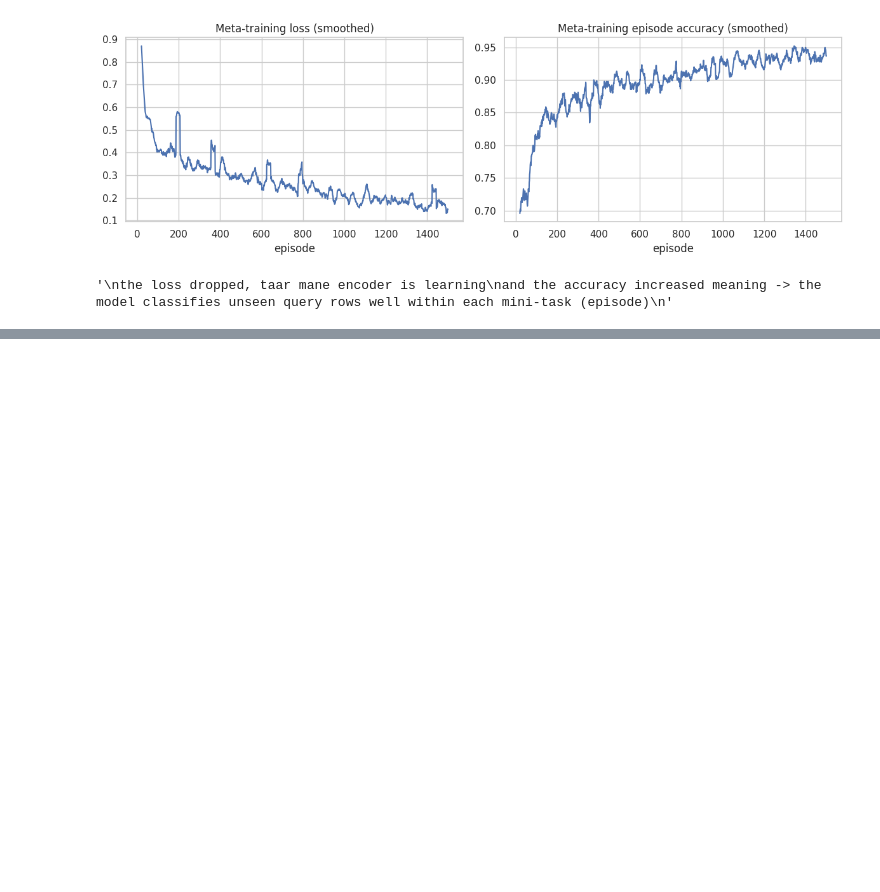
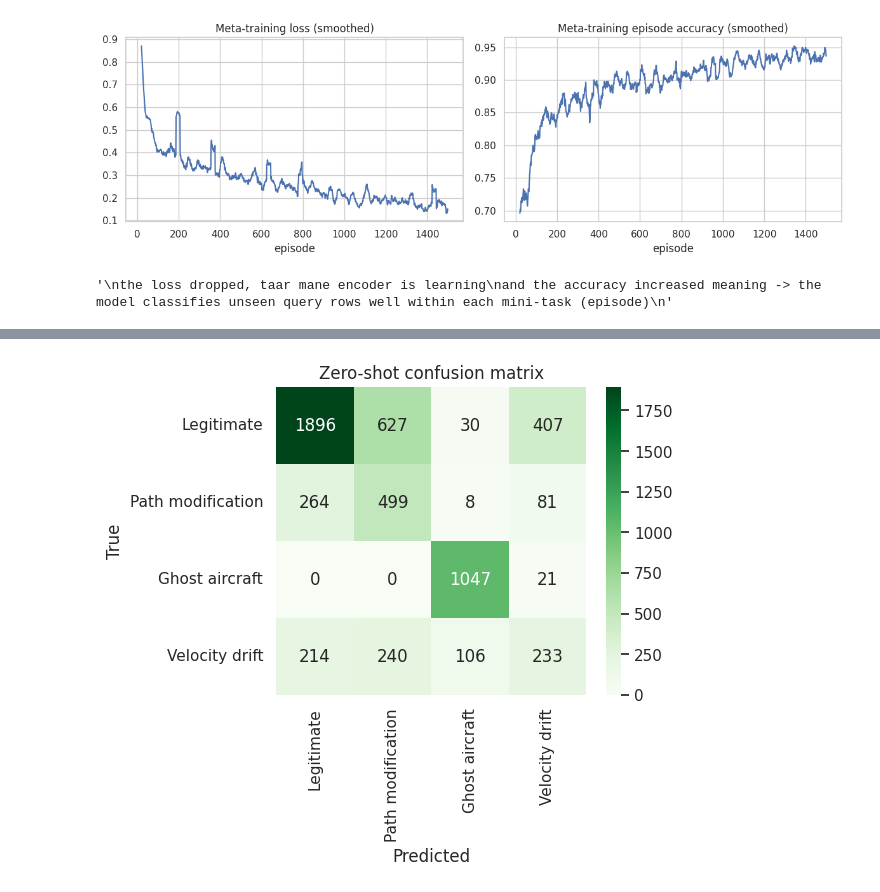
Before and after one commit to iamnaymur/ml_meta_learning, a Jupyter notebook: Trying_FewShot_ZeroShot_MetaLearning_ADSB_Dataset.ipynb, the cells around one changed output, grey strips where cells are left out. Cells and saved outputs as stored; diff of their text form; code cells hidden in the pictures; blank space fills up the shorter version.

```diff
--- a/Trying_FewShot_ZeroShot_MetaLearning_ADSB_Dataset.ipynb
+++ b/Trying_FewShot_ZeroShot_MetaLearning_ADSB_Dataset.ipynb
@@ -462,0 +525,31 @@ episode 1500  loss 0.217  episode-acc 0.889
+# %%
+ATTRIBUTES = {
+    0: [0, 0, 0, 0, 0],   # legitimate
+    1: [1, 0, 0, 0, 1],   # path modification
+    2: [1, 1, 1, 1, 0],   # ghost aircraft injection
+    3: [0, 1, 0, 0, 1],   # velocity drift  <-- NOVEL, used only as an attribute vector below
+}
+
+encoder.eval()
+with torch.no_grad():
+    z_train = encoder(torch.tensor(X_train, dtype=torch.float32)).numpy()
+    z_test  = encoder(torch.tensor(X_test,  dtype=torch.float32)).numpy()
+
+centroids_seen = np.stack([z_train[y_train == c].mean(0) for c in SEEN_CLASSES])
+A_seen = np.array([ATTRIBUTES[c] for c in SEEN_CLASSES])
+
+# Linear compatibility model: attribute vector -> embedding centroid
+compat_model = Ridge(alpha=1.0).fit(A_seen, centroids_seen)
+
+# Predict the novel class's prototype directly from its attribute vector (ZERO labeled examples)
+proto_novel_zeroshot = compat_model.predict(np.array([ATTRIBUTES[NOVEL_CLASS]]))[0]
+
+all_classes = SEEN_CLASSES + [NOVEL_CLASS]
+zeroshot_protos = np.vstack([centroids_seen, proto_novel_zeroshot])
+
+dists = np.linalg.norm(z_test[:, None, :] - zeroshot_protos[None, :, :], axis=2)
+pred_zeroshot = np.array(all_classes)[dists.argmin(1)]
+
+print(f"Zero-shot accuracy (0 labeled examples of class {NOVEL_CLASS}): {accuracy_score(y_test, pred_zeroshot):.3f}")
+print(f"Zero-shot macro-F1: {f1_score(y_test, pred_zeroshot, average='macro'):.3f}")
+print(classification_report(y_test, pred_zeroshot, target_names=[label_names[c] for c in [0,1,2,3]], digits=3))
@@ -462,0 +569,10 @@ episode 1500  loss 0.217  episode-acc 0.889
+# %%
+cm = confusion_matrix(y_test, pred_zeroshot, labels=[0,1,2,3])
+fig, ax = plt.subplots(figsize=(5,4))
+sns.heatmap(cm, annot=True, fmt='d', cmap='Greens',
+            xticklabels=[label_names[c] for c in [0,1,2,3]],
+            yticklabels=[label_names[c] for c in [0,1,2,3]], ax=ax)
+ax.set_xlabel('Predicted'); ax.set_ylabel('True'); ax.set_title('Zero-shot confusion matrix')
+plt.show()
+# %% [output]
+[figure, added]
```
Also changed, not shown: parts of 5 cells of this notebook.
